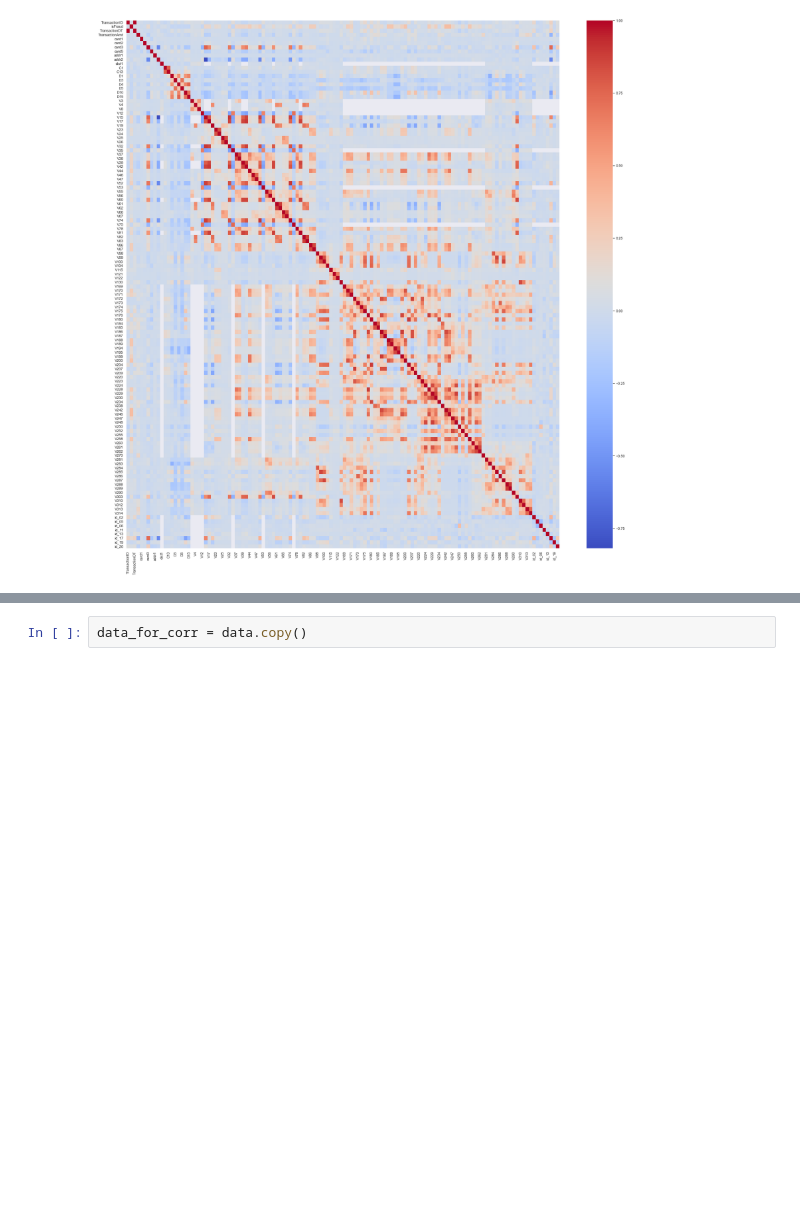
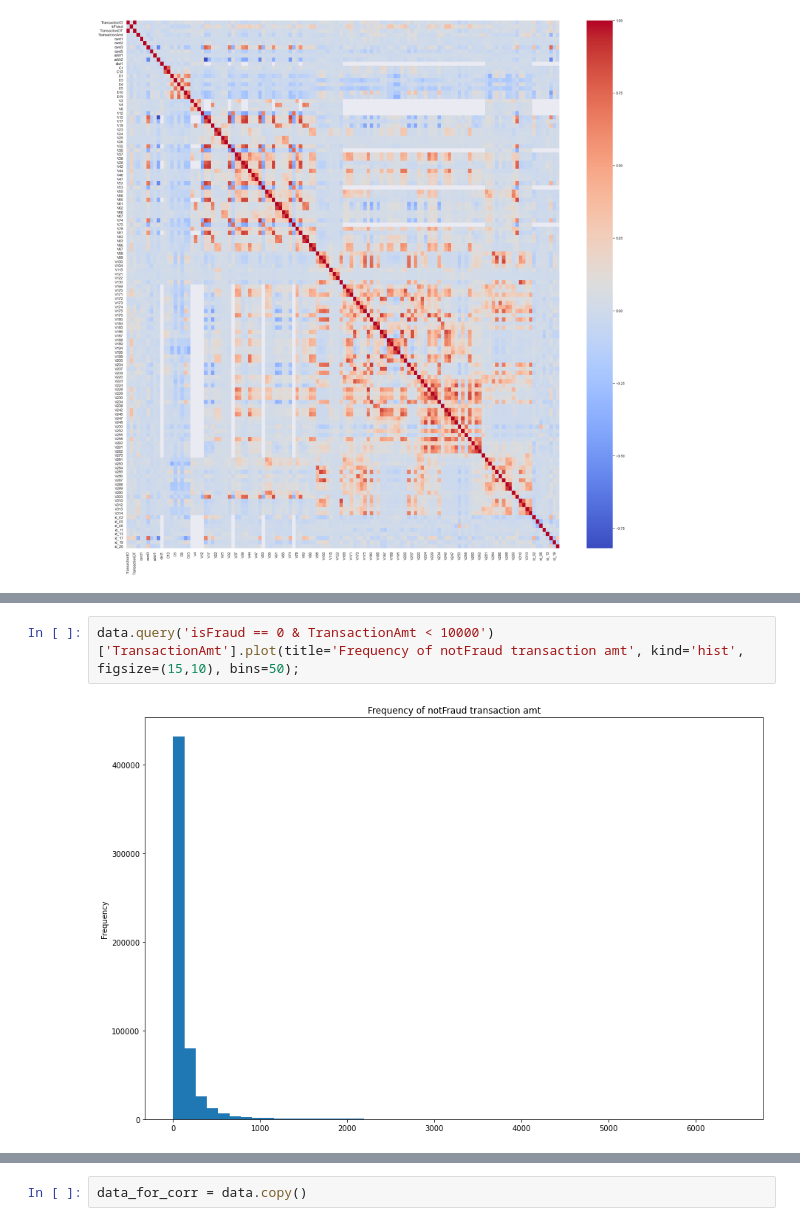
Before and after one commit to art204/fraud-detection, a Jupyter notebook: result_3_chpt.ipynb, the cells around one changed output, grey strips where cells are left out. Drawn from its saved outputs; the diff is of its cells as text; blank space fills up the shorter version.

```diff
--- a/result_3_chpt.ipynb
+++ b/result_3_chpt.ipynb
@@ -408,0 +427,4 @@ sns.heatmap(data.corr(), cmap='coolwarm')
+# %%
+data.query('isFraud == 0 & TransactionAmt < 10000')['TransactionAmt'].plot(title='Frequency of notFraud transaction amt', kind='hist', figsize=(15,10), bins=50);
+# %% [output]
+[figure, added]
```
Also changed, not shown: parts of 62 cells of this notebook.
